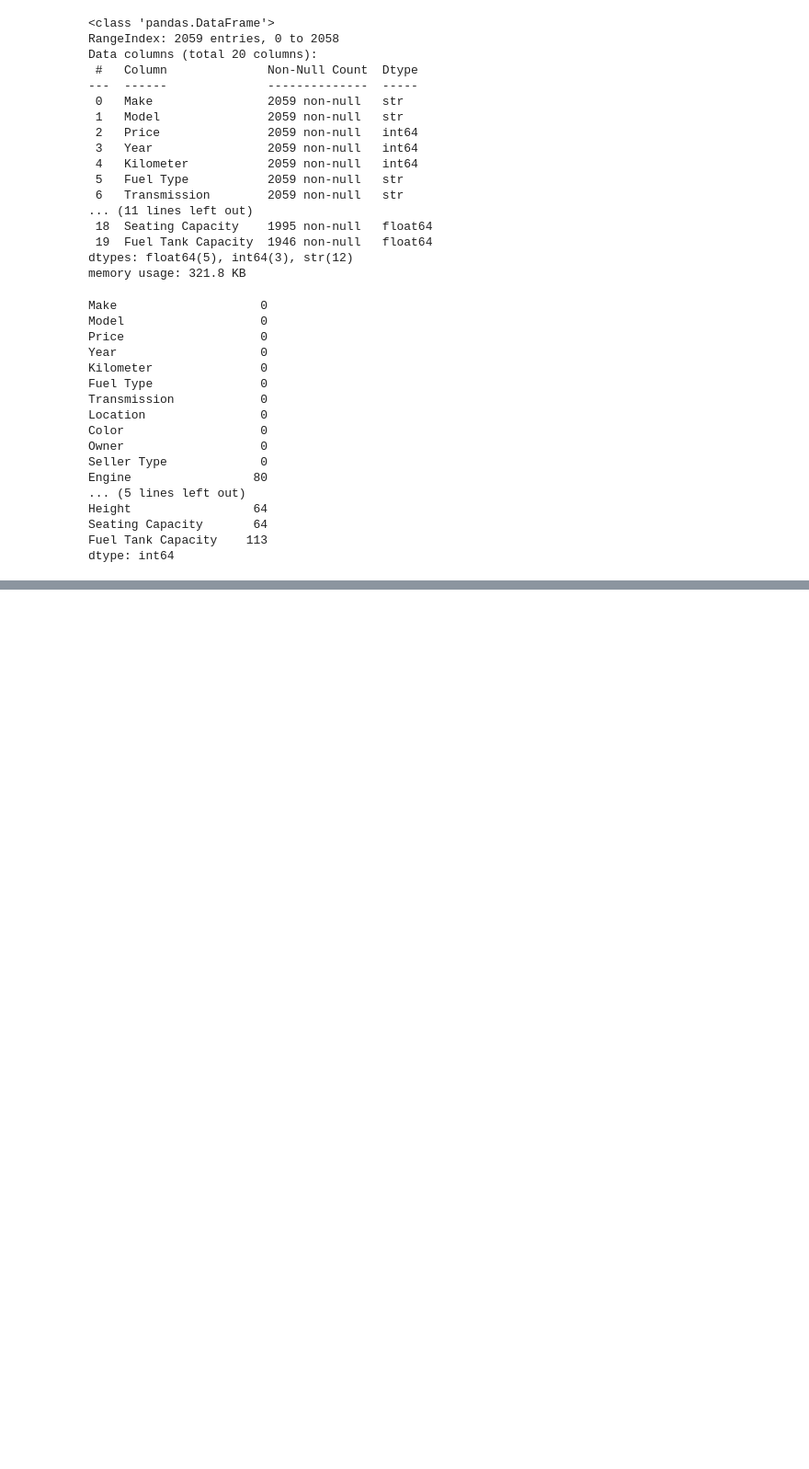
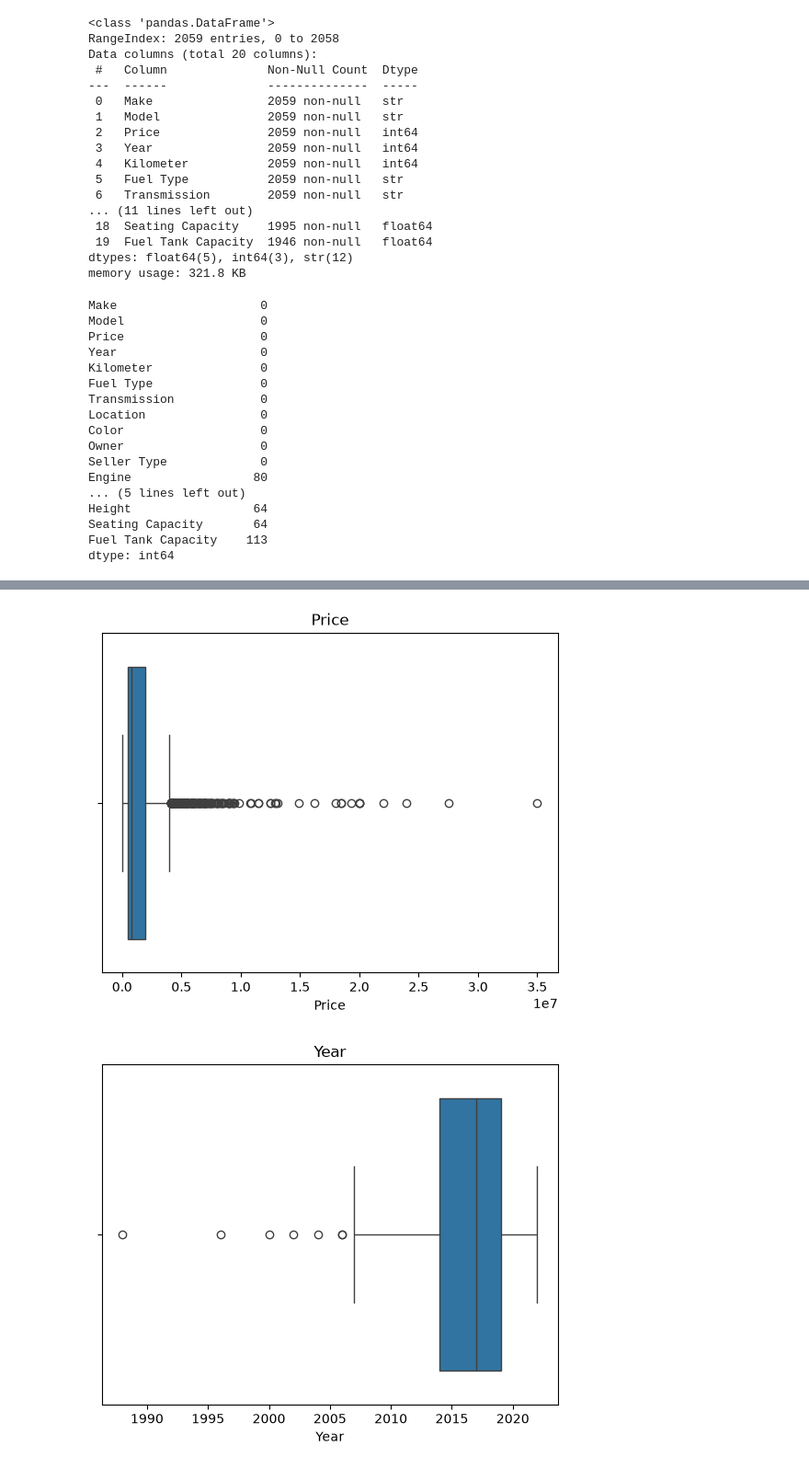
Before and after one commit to dhriti-gupta-06/AI-Vehicle-Valuation-Platform, a Jupyter notebook: notebook.ipynb, the cells around one changed output, grey strips where cells are left out. Shown at 92% size. Drawn from its saved outputs; the diff is of its cells as text; code cells hidden in the pictures; blank space fills up the shorter version.

```diff
--- a/notebook.ipynb
+++ b/notebook.ipynb
@@ -75,0 +159,8 @@ df.describe()
+# %%
+for col in numeric_cols:
+    sns.boxplot(x=df[col] )
+    plt.title(col)
+    plt.show()
+# %% [output]
+[figure, added]
+[figure, added]
```
Also changed, not shown: parts of 21 cells of this notebook.
